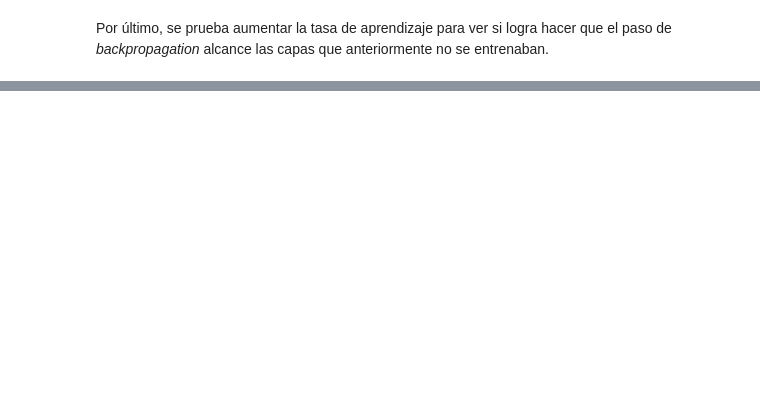
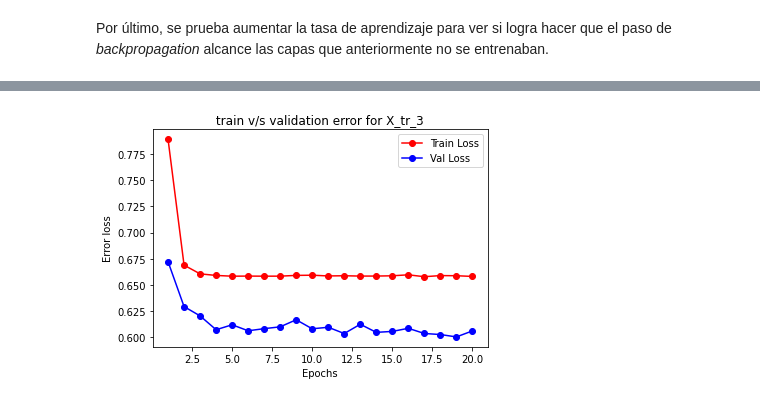
Before and after one commit to yeriel/Latin_accent_classifications, a Jupyter notebook: Tarea_Guiada_1.ipynb, the cells around one changed output, grey strips where cells are left out. Drawn from its saved outputs; the diff is of its cells as text; code cells hidden in the pictures; blank space fills up the shorter version.

```diff
--- a/Tarea_Guiada_1.ipynb
+++ b/Tarea_Guiada_1.ipynb
@@ -926,0 +976,6 @@ Por último, se prueba aumentar la tasa de aprendizaje para ver si logra hacer q
+# %%
+mlp = modelMLP(fun,initializer)
+history = train_model(mlp,X,epochs_=20,learningRate=2e-2)
+plotErrors3(history, numEpochs = 20)
+# %% [output]
+[figure, added]
```
Also changed, not shown: parts of 36 cells of this notebook.
